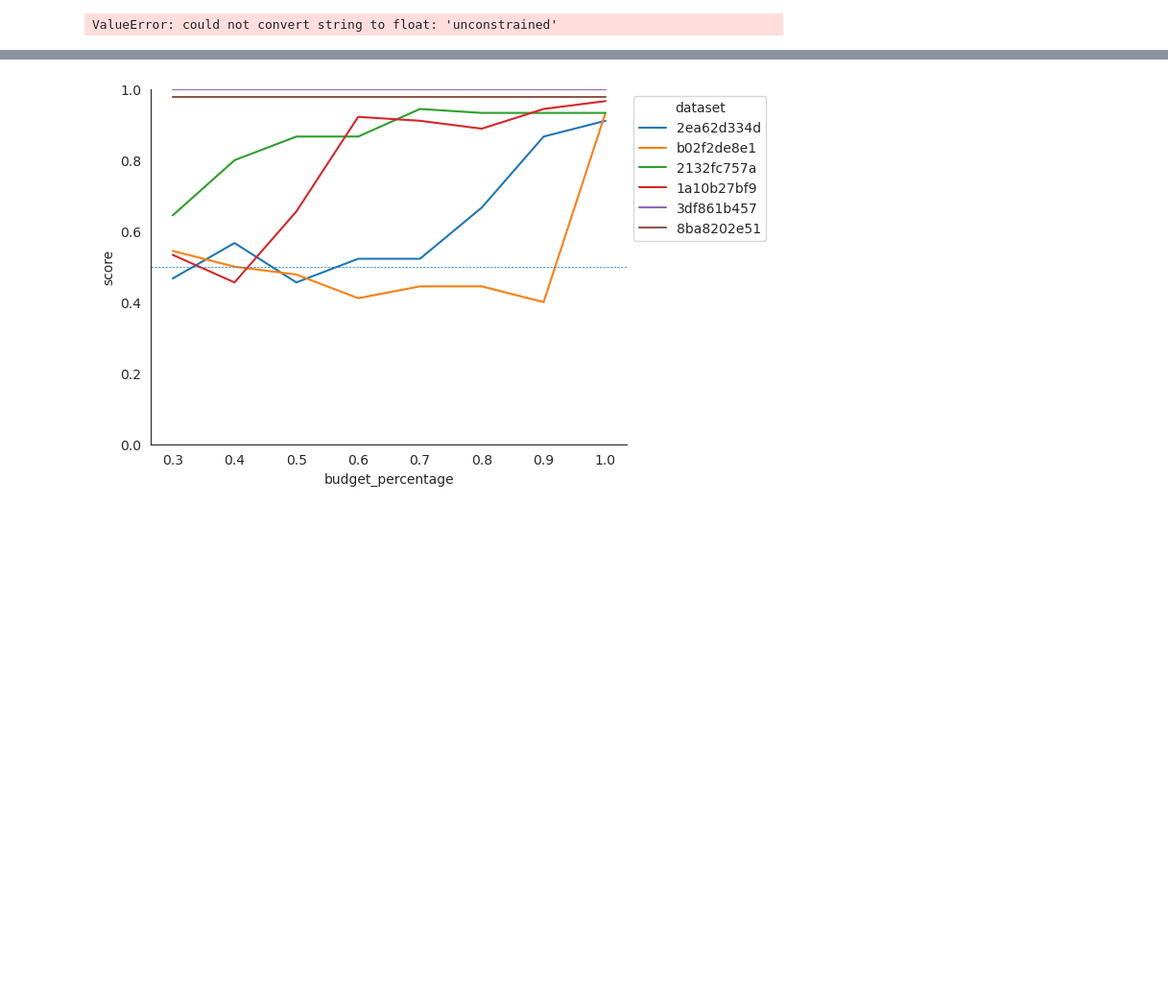
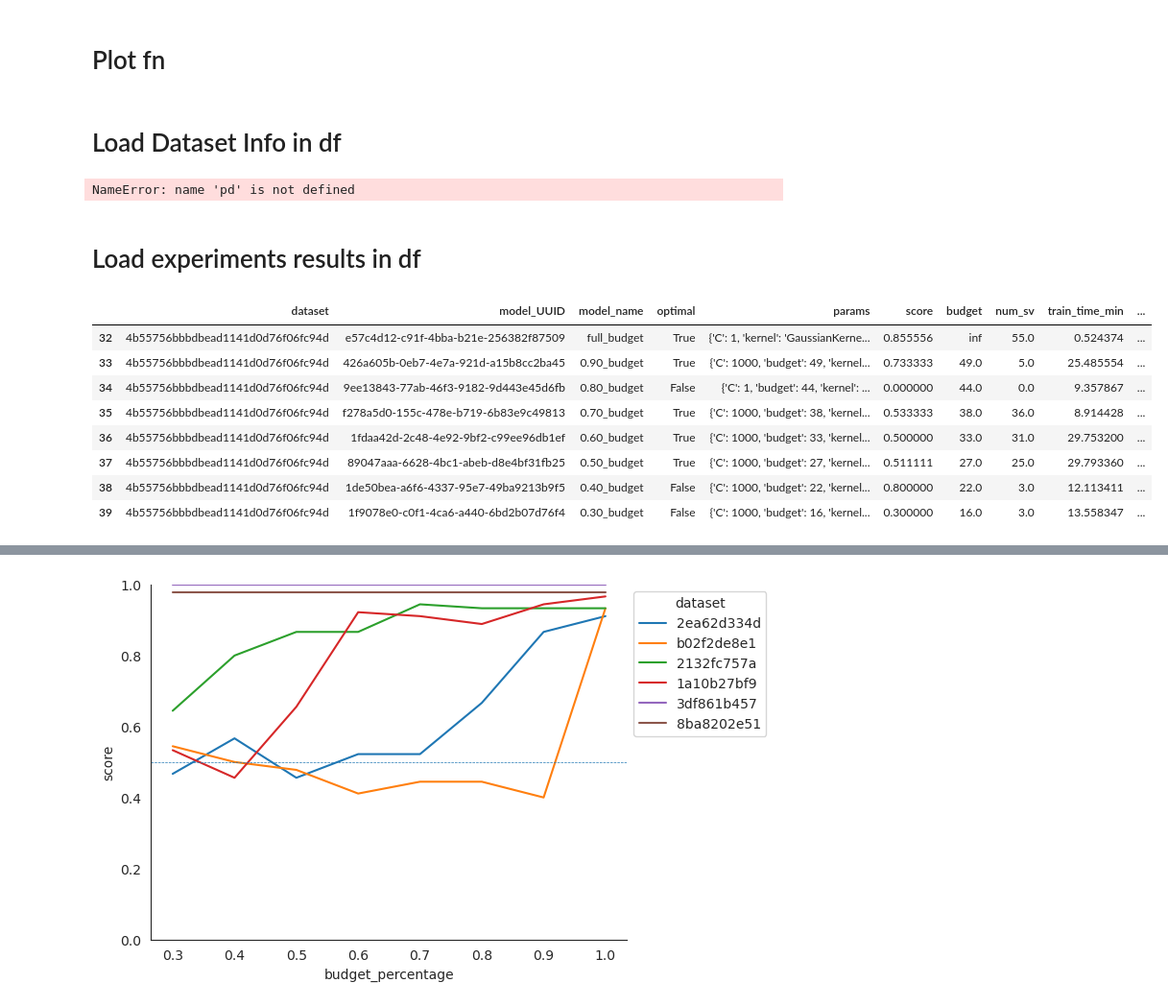
Before and after one commit to antoniobelotti/budget-svm, a Jupyter notebook: results.ipynb, the cells around one changed output, grey strips where cells are left out. Shown at 96% size. Cells and saved outputs as stored; diff of their text form; code cells hidden in the pictures; blank space fills up the shorter version.

```diff
--- a/results.ipynb
+++ b/results.ipynb
@@ -1,2 +3,4 @@
+# %% [markdown]
+# Plot fn
 # %%
 import matplotlib.pyplot as plt
@@ -34,44 +39,80 @@ def gr_classifier(classifier, X, y, margin=False, title="?"):
     gr_dataset(X, y, show=False)
     plt.title(title)
     plt.show()
+# %% [markdown]
+# Load Dataset Info in df
+# %%
+from pathlib import Path
+from experiments.synthetic_datasets.common import load_dataset
+
+sinusoid_ds_info = []
+pacman_ds_info = []
+all_ds_info = []
+for ds_f in Path("experiments/synthetic_datasets/datasets").iterdir():
+    ds = load_dataset(ds_f)
+    if ds.params.get("a", None):
+        pacman_ds_info.append({"id": ds.id, **ds.params})
+    else:
+        sinusoid_ds_info.append({"id": ds.id, **ds.params})
+    all_ds_info.append({"id": ds.id, **ds.params})
+
+pacman_ds_info = pd.DataFrame(pacman_ds_info)
+sinusoid_ds_info = pd.DataFrame(sinusoid_ds_info)
+all_ds_info = pd.DataFrame(all_ds_info)
+# %% [output]
+NameError: name 'pd' is not defined
+# %% [markdown]
+# Load experiments results in df
 # %%
 import pandas as pd
 from budgetsvm import optimization
 
-df = pd.read_json("experiments/results/1680467315.4102345.json")
+df = pd.read_json("experiments/results/1681565550.7878149.json")
 
 df["budget_percentage"] = df["model_name"].apply(
-        lambda x: float(x.split("_")[0]) if "full" not in x else 1.0)
+    lambda x: float(x.split("_")[0]) if "full" not in x else 1.0
+)
 
 total_train_time_sec = df.train_time.sum()
 df.train_time = df.train_time.div(60)
 df = df.rename({"train_time": "train_time_min"}, axis=1)
 
 df_success = df.dropna().copy()
-#df_success = df.copy()
-#df_success["score"] = df_success.score.apply(lambda x: x if type(x)==float else "0.0")
+# df_success = df.copy()
+# df_success["score"] = df_success.score.apply(lambda x: x if type(x)==float else "0.0")
 
-df_success = df_success.astype({
-    "dataset": "string",
-    "model_name": "string",
-    "optimal": "bool",
-    "params": "object",
-    "score": "float",
-    "budget": "float",
-    "num_sv":"float",
-    "train_time_min":"float",
-})
+df_success = df_success.astype(
+    {
+        "dataset": "string",
+        "model_name": "string",
+        "optimal": "bool",
+        "params": "object",
+        "score": "float",
+        "budget": "float",
+        "num_sv": "float",
+        "train_time_min": "float",
+    }
+)
 
 
-
-full_budget_score = df_success.query("budget==inf")[["dataset","score"]]
-df_success= df_success.join(full_budget_score.set_index("dataset"), on="dataset", rsuffix="_full_budget")
+full_budget_score = df_success.query("budget==inf")[["dataset", "score"]]
+df_success = df_success.join(
+    full_budget_score.set_index("dataset"), on="dataset", rsuffix="_full_budget"
+)
 df_success["score_ratio"] = df_success["score"] / df_success["score_full_budget"]
 
-df_success["dataset"] = df_success["dataset"].apply(lambda x: x[-10:])
+# df_success["dataset"] = df_success["dataset"].apply(lambda x: x[-10:])
 
-df_success.sample(5)
+df_success.query("dataset == '4b55756bbbdbead1141d0d76f06fc94d'")
 # %% [output]
-ValueError: could not convert string to float: 'unconstrained'
+|  | dataset | model_UUID | model_name | optimal | params | score | budget | num_sv | train_time_min | ... |
+| 32 | 4b55756bbbdbead1141d0d76f06fc94d | e57c4d12-c91f-4bba-b21e-256382f87509 | full_budget | True | {'C': 1, 'kernel': 'GaussianKerne... | 0.855556 | inf | 55.0 | 0.524374 | ... |
+| 33 | 4b55756bbbdbead1141d0d76f06fc94d | 426a605b-0eb7-4e7a-921d-a15b8cc2ba45 | 0.90_budget | True | {'C': 1000, 'budget': 49, 'kernel... | 0.733333 | 49.0 | 5.0 | 25.485554 | ... |
+| 34 | 4b55756bbbdbead1141d0d76f06fc94d | 9ee13843-77ab-46f3-9182-9d443e45d6fb | 0.80_budget | False | {'C': 1, 'budget': 44, 'kernel': ... | 0.000000 | 44.0 | 0.0 | 9.357867 | ... |
+| 35 | 4b55756bbbdbead1141d0d76f06fc94d | f278a5d0-155c-478e-b719-6b83e9c49813 | 0.70_budget | True | {'C': 1000, 'budget': 38, 'kernel... | 0.533333 | 38.0 | 36.0 | 8.914428 | ... |
+| 36 | 4b55756bbbdbead1141d0d76f06fc94d | 1fdaa42d-2c48-4e92-9bf2-c99ee96db1ef | 0.60_budget | True | {'C': 1000, 'budget': 33, 'kernel... | 0.500000 | 33.0 | 31.0 | 29.753200 | ... |
+| 37 | 4b55756bbbdbead1141d0d76f06fc94d | 89047aaa-6628-4bc1-abeb-d8e4bf31fb25 | 0.50_budget | True | {'C': 1000, 'budget': 27, 'kernel... | 0.511111 | 27.0 | 25.0 | 29.793360 | ... |
+| 38 | 4b55756bbbdbead1141d0d76f06fc94d | 1de50bea-a6f6-4337-95e7-49ba9213b9f5 | 0.40_budget | False | {'C': 1000, 'budget': 22, 'kernel... | 0.800000 | 22.0 | 3.0 | 12.113411 | ... |
+| 39 | 4b55756bbbdbead1141d0d76f06fc94d | 1f9078e0-c0f1-4ca6-a440-6bd2b07d76f4 | 0.30_budget | False | {'C': 1000, 'budget': 16, 'kernel... | 0.300000 | 16.0 | 3.0 | 13.558347 | ... |
 # %%
 import datetime
```
Also changed, not shown: parts of 10 cells of this notebook, 1 other file.
